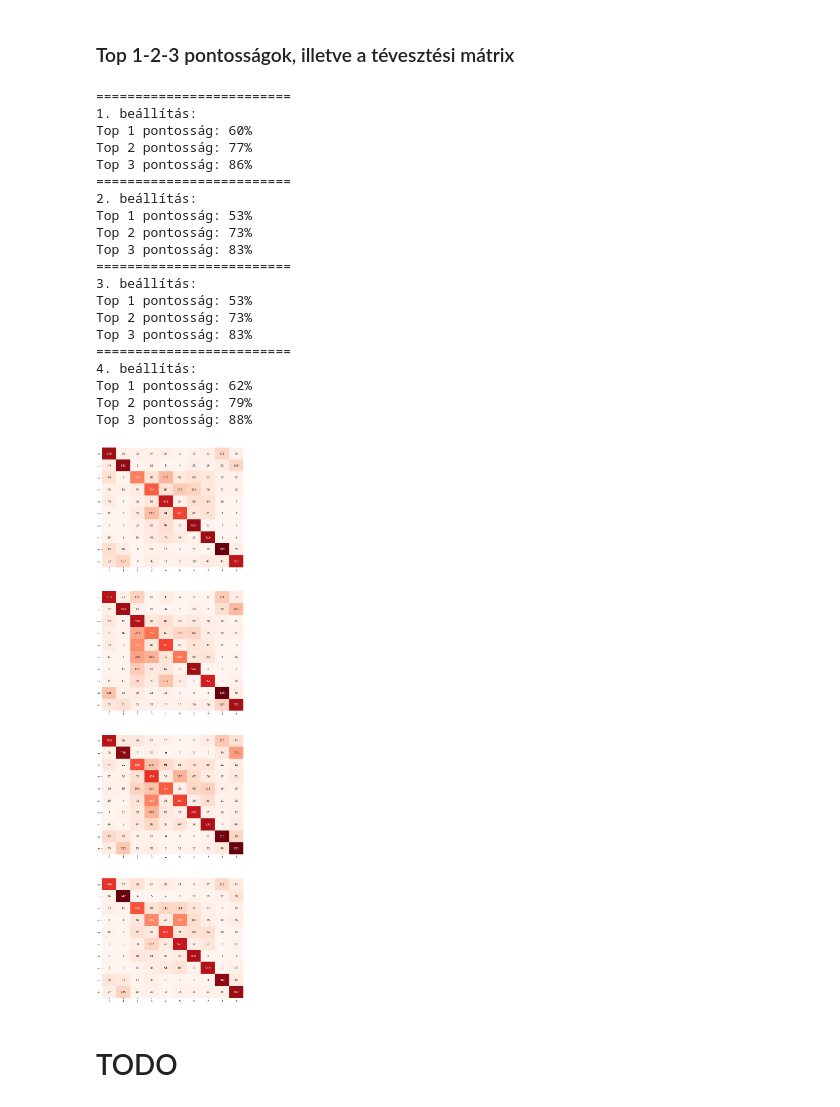
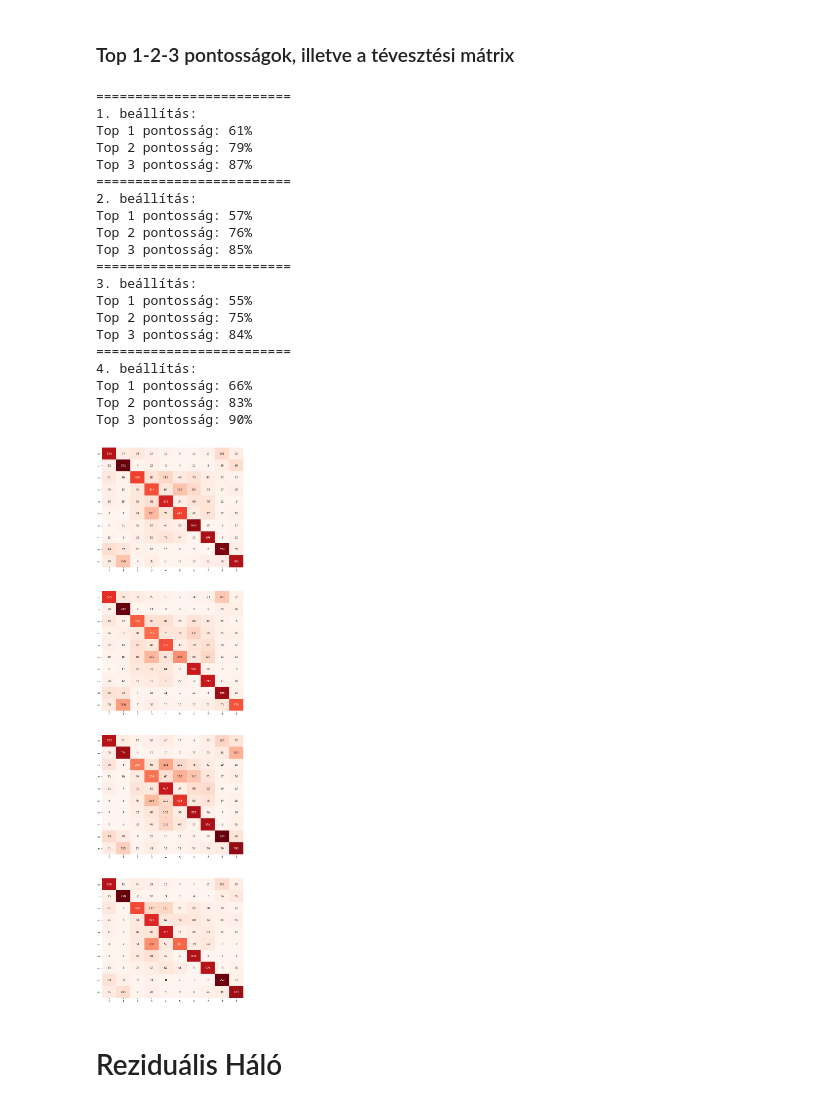
Before and after one commit to versenyi98/CIFAR-10-classsification, a Jupyter notebook: CIFAR-10 Classification.ipynb, the cells around one changed output. Drawn from its saved outputs; the diff is of its cells as text; code cells hidden in the pictures.

```diff
--- a/CIFAR-10 Classification.ipynb
+++ b/CIFAR-10 Classification.ipynb
@@ -153,7 +153,7 @@ setups = [
 # %% [markdown]
 Az egyes konvolúciós neurális hálok konvolúciós rétegei által adott eredmények reprezentálása egy kiválasztott képen
 # %%
-input_ = torch.unsqueeze(X_train[3], 0)
+input_ = torch.unsqueeze(X_train[165], 0)
 
 for idx, setup in enumerate(setups):
     print(f"A(z) {idx + 1}. beállításhoz tartozó eredmények:")
@@ -337,10 +343,11 @@ setups = [
 # %% [markdown]
 # Tanító ciklus
 # %%
-epochs = 4
+epochs = 10
 # %%
-epoch_bar = notebook.tqdm(desc='training routine', total=epochs, position=0)
-train_bar = notebook.tqdm(desc='train', total=len(trainloader),position=0,leave=True)
+setup_bar = notebook.tqdm(desc='setup', total=len(setups), position=0)
+epoch_bar = notebook.tqdm(desc='epoch', total=epochs, position=0, leave=True)
+train_bar = notebook.tqdm(desc='train', total=len(trainloader),position=0, leave=True)
 val_bar = notebook.tqdm(desc='valid',total=len(validloader), position=0, leave=True)
 
 train_losses = []
@@ -374,7 +381,6 @@ for setup_idx, setup in enumerate(setups):
     train_losses.append([])
     valid_losses.append([])
 
-    # Training
     best_valid_loss = float('inf')
 
     for epoch in range(epochs):
@@ -386,7 +392,7 @@ for setup_idx, setup in enumerate(setups):
 
         if v_loss < best_valid_loss:
             best_valid_loss = v_loss
-            model_name = f"CNN_#{setup_idx}"
+            model_name = f"models/CNN_#{setup_idx}"
             torch.save(cnn.state_dict(), model_name)
 
         train_losses[setup_idx].append(t_loss)
@@ -398,6 +404,9 @@ for setup_idx, setup in enumerate(setups):
         train_bar.refresh()
         val_bar.refresh()
         epoch_bar.update()
+        epoch_bar.refresh()
+
+    setup_bar.update()
 # %% [markdown]
 Az ábra bal oldalán az egyes beállítások epoch-onkénti loss értékei szerepelnek a tanítás és a validálás közben. A jobb oldalon pedig a pontosság látható.
 # %%
@@ -438,49 +447,49 @@ test_bar = notebook.tqdm(desc='test', total=len(testloader), position=0, leave=T
 
 for setup_idx, setup in enumerate(setups):
     test_bar.n = 0
     test_bar.refresh()
 
     print("=========================")
     print(f"{setup_idx + 1}. beállítás: ")
 
     conv, fc, pool = setup
     cnn = CNN(conv, fc, pool)
 
-    model_name = f"CNN_#{setup_idx}"
+    model_name = f"models/CNN_#{setup_idx}"
     cnn.load_state_dict(torch.load(model_name))
     _, __, total_predictions = evaluate(cnn, testloader, criterion, test_bar)
 
     predictions = top_n_result(total_predictions, 1)
 
     cm = confusion_matrix(test_target, predictions)
     heatmap = sn.heatmap(cm, annot=True, cmap='Reds', ax=axs[setup_idx], fmt='g', annot_kws={"size": 11}, cbar=False)
 
     for k in range(1, 4):
         print(f"Top {k} pontosság: {math.trunc(top_n_accuracy(total_predictions, test_target, k) * 100)}%")
 # %% [output]
 =========================
 1. beállítás:
-Top 1 pontosság: 60%
-Top 2 pontosság: 77%
-Top 3 pontosság: 86%
+Top 1 pontosság: 61%
+Top 2 pontosság: 79%
+Top 3 pontosság: 87%
 =========================
 2. beállítás:
-Top 1 pontosság: 53%
-Top 2 pontosság: 73%
-Top 3 pontosság: 83%
+Top 1 pontosság: 57%
+Top 2 pontosság: 76%
+Top 3 pontosság: 85%
 =========================
 3. beállítás:
-Top 1 pontosság: 53%
-Top 2 pontosság: 73%
-Top 3 pontosság: 83%
+Top 1 pontosság: 55%
+Top 2 pontosság: 75%
+Top 3 pontosság: 84%
 =========================
 4. beállítás:
-Top 1 pontosság: 62%
-Top 2 pontosság: 79%
-Top 3 pontosság: 88%
+Top 1 pontosság: 66%
+Top 2 pontosság: 83%
+Top 3 pontosság: 90%
-[figure, old version]
+[figure, new version]
 # %% [markdown]
-# TODO
+# Reziduális Háló
 # %%
 class ResidualBlock(nn.Module):
     def __init__(self, in_channels, out_channels, stride=1):
```
Also changed, not shown: parts of 14 cells of this notebook, 5 other files.
